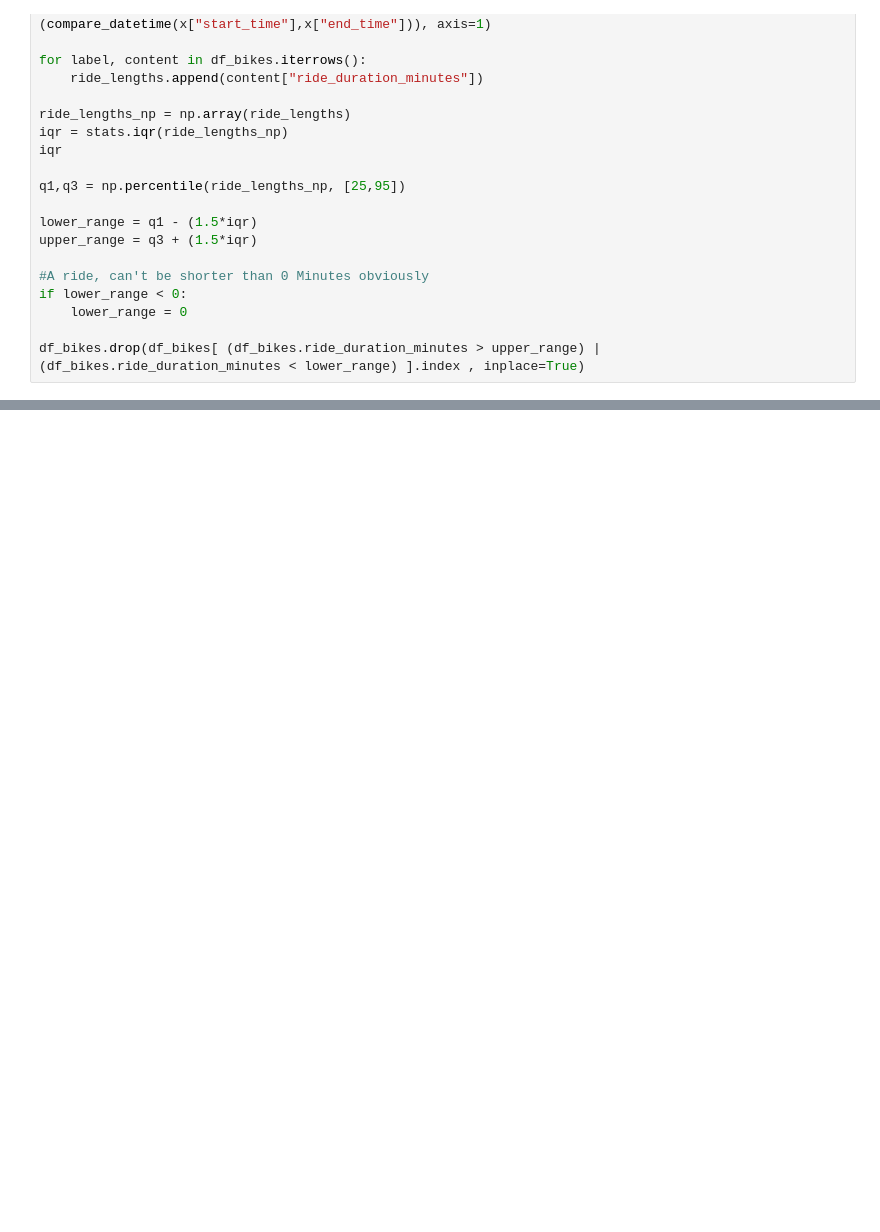
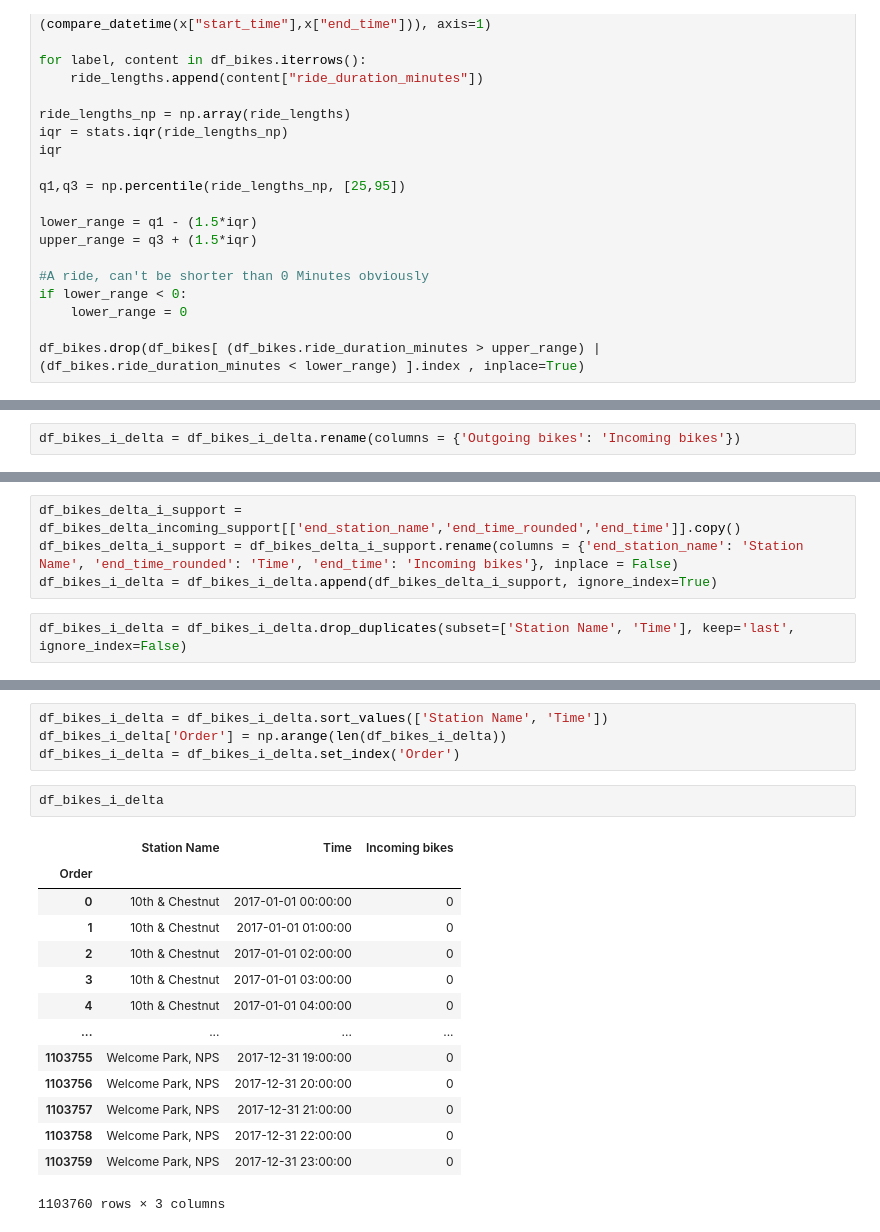
Before and after one commit to GoebelM94/dsml2021, a Jupyter notebook: notebooks/Delta Bike Rides New.ipynb, the cells around one changed output, grey strips where cells are left out. Drawn from its saved outputs; the diff is of its cells as text; blank space fills up the shorter version.

```diff
--- a/notebooks/Delta Bike Rides New.ipynb
+++ b/notebooks/Delta Bike Rides New.ipynb
@@ -176,0 +237,2 @@ df_bikes_delta_incoming.head(10)
+# %%
+df_bikes_i_delta = df_bikes_i_delta.rename(columns = {'Outgoing bikes': 'Incoming bikes'})
@@ -176,0 +255,6 @@ df_bikes_delta_incoming.head(10)
+# %%
+df_bikes_delta_i_support = df_bikes_delta_incoming_support[['end_station_name','end_time_rounded','end_time']].copy()
+df_bikes_delta_i_support = df_bikes_delta_i_support.rename(columns = {'end_station_name': 'Station Name', 'end_time_rounded': 'Time', 'end_time': 'Incoming bikes'}, inplace = False)
+df_bikes_i_delta = df_bikes_i_delta.append(df_bikes_delta_i_support, ignore_index=True)
+# %%
+df_bikes_i_delta = df_bikes_i_delta.drop_duplicates(subset=['Station Name', 'Time'], keep='last', ignore_index=False)
@@ -176,0 +277,21 @@ df_bikes_delta_incoming.head(10)
+# %%
+df_bikes_i_delta = df_bikes_i_delta.sort_values(['Station Name', 'Time'])
+df_bikes_i_delta['Order'] = np.arange(len(df_bikes_i_delta))
+df_bikes_i_delta = df_bikes_i_delta.set_index('Order')
+# %%
+df_bikes_i_delta
+# %% [output]
+|  | Station Name | Time | Incoming bikes |
+| Order |  |  |  |
+| 0 | 10th & Chestnut | 2017-01-01 00:00:00 | 0 |
+| 1 | 10th & Chestnut | 2017-01-01 01:00:00 | 0 |
+| 2 | 10th & Chestnut | 2017-01-01 02:00:00 | 0 |
+| 3 | 10th & Chestnut | 2017-01-01 03:00:00 | 0 |
+| 4 | 10th & Chestnut | 2017-01-01 04:00:00 | 0 |
+| ... | ... | ... | ... |
+| 1103755 | Welcome Park, NPS | 2017-12-31 19:00:00 | 0 |
+| 1103756 | Welcome Park, NPS | 2017-12-31 20:00:00 | 0 |
+| 1103757 | Welcome Park, NPS | 2017-12-31 21:00:00 | 0 |
+| 1103758 | Welcome Park, NPS | 2017-12-31 22:00:00 | 0 |
+| 1103759 | Welcome Park, NPS | 2017-12-31 23:00:00 | 0 |
+1103760 rows × 3 columns
```
Also changed, not shown: parts of 45 cells of this notebook.
